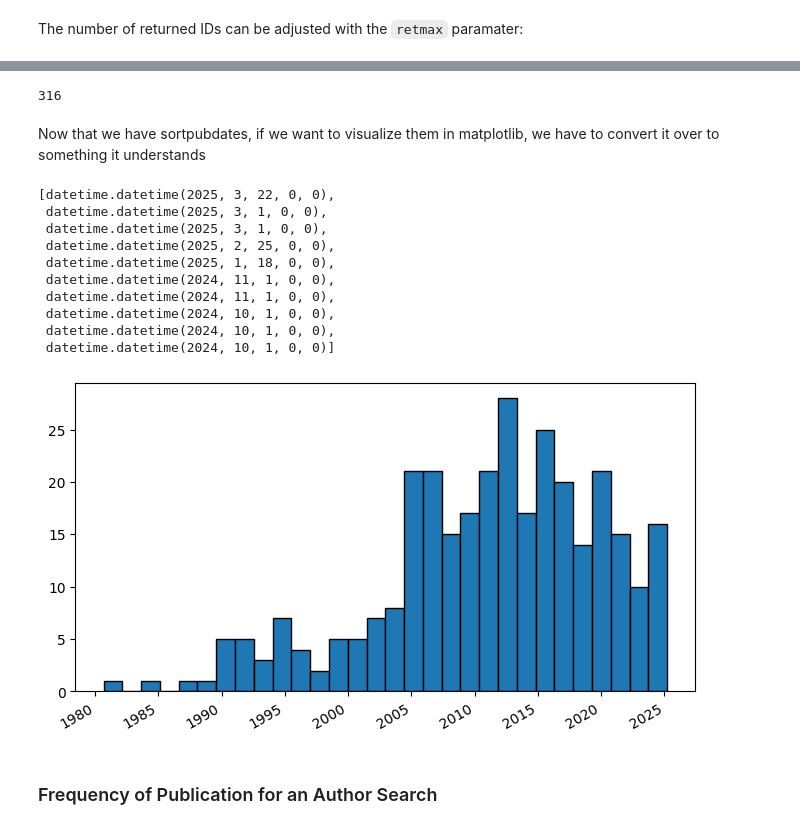
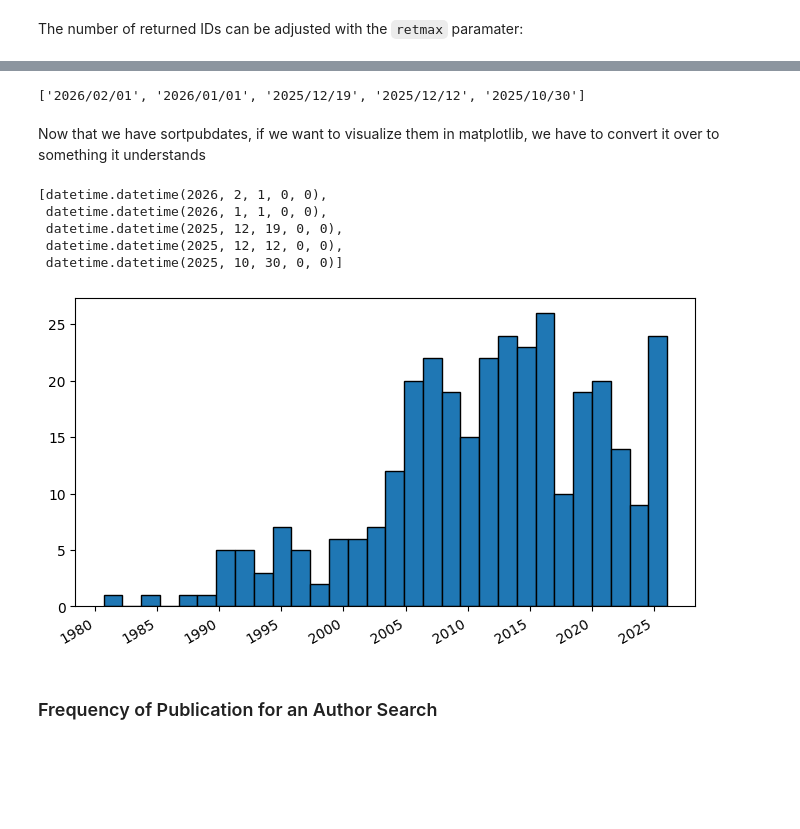
Before and after one commit to UA-Libraries-Research-Data-Services/UALIB_ScholarlyAPI_Cookbook, a Jupyter notebook: src/python/pubmed.ipynb, the cells around one changed output, grey strips where cells are left out. Drawn from its saved outputs; the diff is of its cells as text; code cells hidden in the pictures; blank space fills up the shorter version.

```diff
--- a/src/python/pubmed.ipynb
+++ b/src/python/pubmed.ipynb
@@ -101,7 +96,7 @@ Bara JE
 
 First, create a list of PubMed IDs:
 # %%
-ids = [34813985, 34813932, 34813684, 34813661, 34813372, 34813140, 34813072]
+pmids = ["34813985", "34813932", "34813684", "34813661", "34813372", "34813140", "34813072"]
 # %% [markdown]
 Now we can go about acquiring the data from PubMed and saving the data in a dictionary, called `multi_papers`:
 # %%
@@ -419,22 +320,0 @@ len(ids)
-# %%
-# Loop through each IDs and get the sortpubdate field.
-# Note that this sortpubdate field may not necassarily be equivalent to a publication date
-pub_dates = []
-for id in ids:
-    params = {
-        'db': 'pubmed',
-        'id': id,
-        'retmode': 'json'
-    }
-    try:
-        response = requests.get(ESUMMARY_URL, params=params)
-        sleep(.5)
-        # Raise an error for bad responses
-        response.raise_for_status()
-        data = response.json()
-        pub_dates.append(data["result"][str(id)]["sortpubdate"][0:10])
-    except requests.exceptions.RequestException as e:
-        print(f"An error occurred: {e}")
-        data = None
-
-pprint(pub_dates[:10])
@@ -452,39 +321,30 @@ pprint(pub_dates[:10])
-# %%
-len(pub_dates)
-# %% [output]
-316
+# %%
+# Print the first 5 publication dates
+pub_dates[:5]
+# %% [output]
+['2026/02/01', '2026/01/01', '2025/12/19', '2025/12/12', '2025/10/30']
 # %% [markdown]
 Now that we have sortpubdates, if we want to visualize them in matplotlib, we have to convert it over to something it understands
-# %%
-matplotlib_dates = []
-for date in pub_dates:
-    # Convert to datetime object
-    date = datetime.strptime(date, '%Y/%m/%d')
-    # Convert to matplotlib date format
-    matplotlib_dates.append(date)
-pprint(matplotlib_dates[0:10])
-# %% [output]
-[datetime.datetime(2025, 3, 22, 0, 0),
- datetime.datetime(2025, 3, 1, 0, 0),
- datetime.datetime(2025, 3, 1, 0, 0),
- datetime.datetime(2025, 2, 25, 0, 0),
- datetime.datetime(2025, 1, 18, 0, 0),
- datetime.datetime(2024, 11, 1, 0, 0),
- datetime.datetime(2024, 11, 1, 0, 0),
- datetime.datetime(2024, 10, 1, 0, 0),
- datetime.datetime(2024, 10, 1, 0, 0),
- datetime.datetime(2024, 10, 1, 0, 0)]
+# %%
+dates = [datetime.strptime(date, '%Y/%m/%d') for date in pub_dates]
+dates[:5]
+# %% [output]
+[datetime.datetime(2026, 2, 1, 0, 0),
+ datetime.datetime(2026, 1, 1, 0, 0),
+ datetime.datetime(2025, 12, 19, 0, 0),
+ datetime.datetime(2025, 12, 12, 0, 0),
+ datetime.datetime(2025, 10, 30, 0, 0)]
 # %%
 fig, ax = plt.subplots()
-plt.hist(matplotlib_dates, bins=30,edgecolor='black')
+plt.hist(dates, bins=30, edgecolor='black')
 # set_size specifies the size of the graph
 fig.set_size_inches(8, 4)
 # Rotate and right-align the x labels so they don't crowd each other
 for label in ax.get_xticklabels(which='major'):
     label.set(rotation=30, horizontalalignment='right')
 plt.show()
 # %% [output]
-[figure, old version]
+[figure, new version]
 # %% [markdown]
 ### Frequency of Publication for an Author Search
 # %%
```
Also changed, not shown: parts of 49 cells of this notebook, 18 other files.
